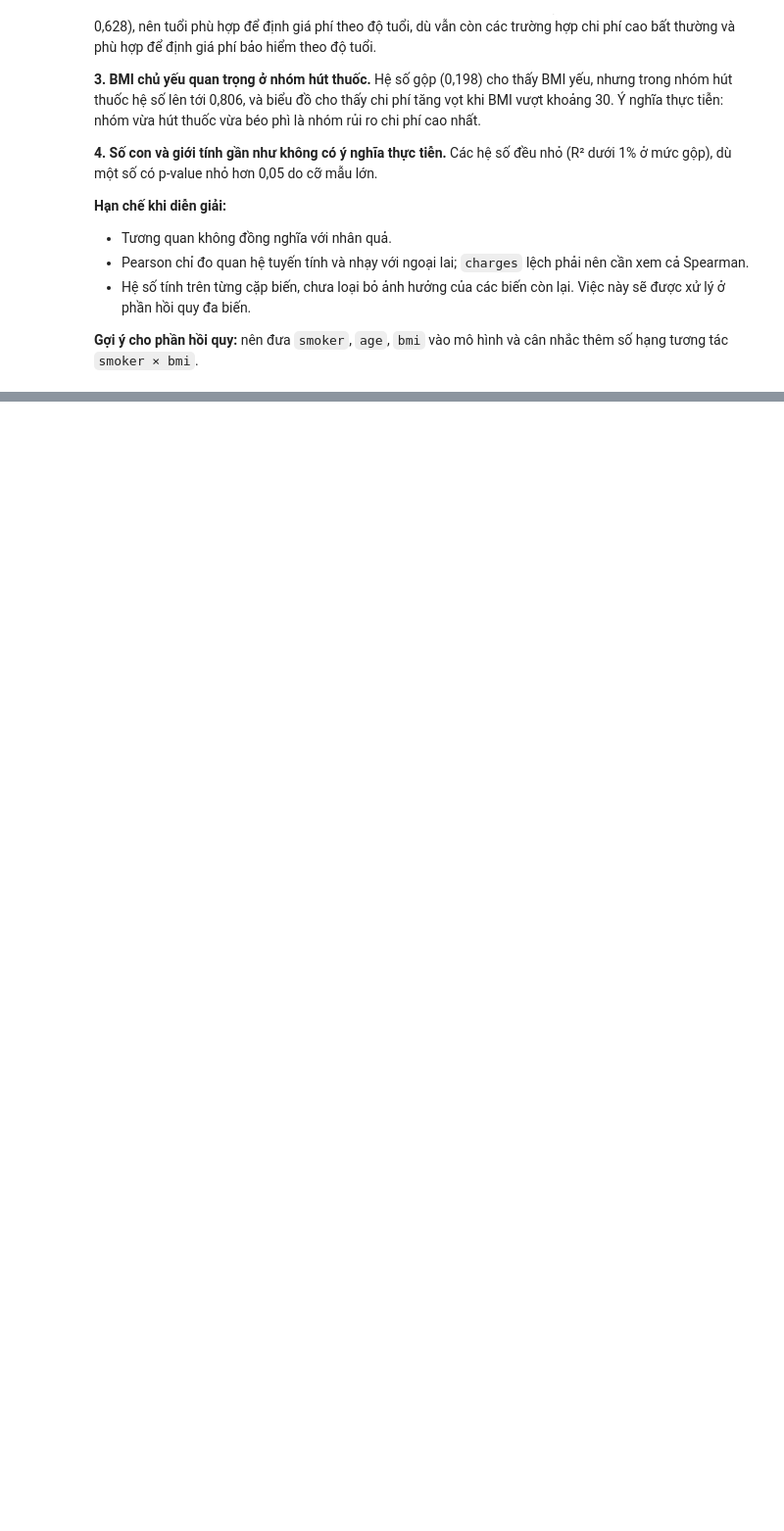
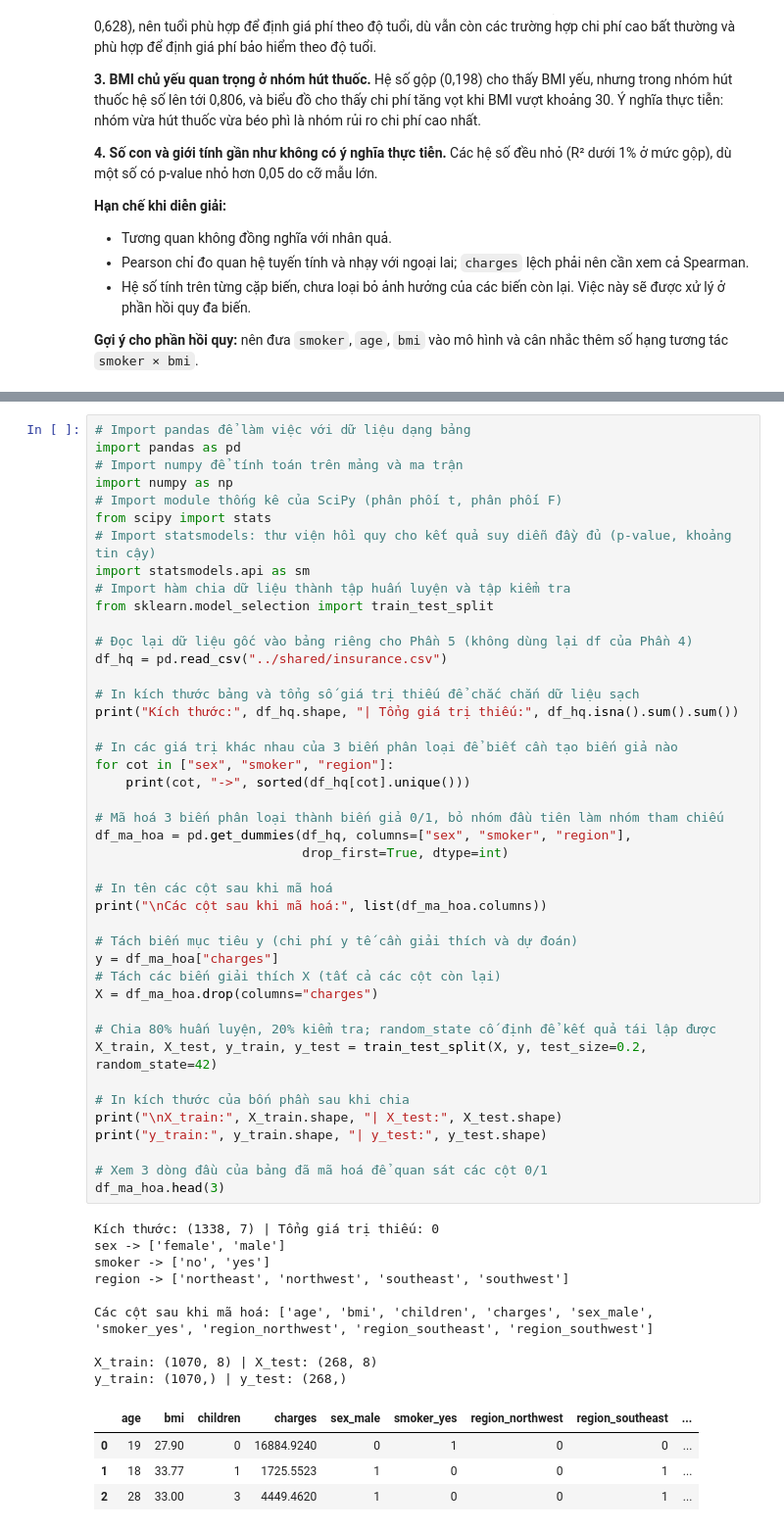
Before and after one commit to Narwhal1412/Data-Analysis-And-Visualization-Final, a Jupyter notebook: giaViet/524H0075.ipynb, the cells around one changed output, grey strips where cells are left out. Shown at 98% size. Cells and saved outputs as stored; diff of their text form; blank space fills up the shorter version.

```diff
--- a/giaViet/524H0075.ipynb
+++ b/giaViet/524H0075.ipynb
@@ -850,0 +902,57 @@ Không hút thuốc age       1064    0.628     0.821
+# %%
+# Import pandas để làm việc với dữ liệu dạng bảng
+import pandas as pd
+# Import numpy để tính toán trên mảng và ma trận
+import numpy as np
+# Import module thống kê của SciPy (phân phối t, phân phối F)
+from scipy import stats
+# Import statsmodels: thư viện hồi quy cho kết quả suy diễn đầy đủ (p-value, khoảng tin cậy)
+import statsmodels.api as sm
+# Import hàm chia dữ liệu thành tập huấn luyện và tập kiểm tra
+from sklearn.model_selection import train_test_split
+
+# Đọc lại dữ liệu gốc vào bảng riêng cho Phần 5 (không dùng lại df của Phần 4)
+df_hq = pd.read_csv("../shared/insurance.csv")
+
+# In kích thước bảng và tổng số giá trị thiếu để chắc chắn dữ liệu sạch
+print("Kích thước:", df_hq.shape, "| Tổng giá trị thiếu:", df_hq.isna().sum().sum())
+
+# In các giá trị khác nhau của 3 biến phân loại để biết cần tạo biến giả nào
+for cot in ["sex", "smoker", "region"]:
+    print(cot, "->", sorted(df_hq[cot].unique()))
+
+# Mã hoá 3 biến phân loại thành biến giả 0/1, bỏ nhóm đầu tiên làm nhóm tham chiếu
+df_ma_hoa = pd.get_dummies(df_hq, columns=["sex", "smoker", "region"],
+                           drop_first=True, dtype=int)
+
+# In tên các cột sau khi mã hoá
+print("\nCác cột sau khi mã hoá:", list(df_ma_hoa.columns))
+
+# Tách biến mục tiêu y (chi phí y tế cần giải thích và dự đoán)
+y = df_ma_hoa["charges"]
+# Tách các biến giải thích X (tất cả các cột còn lại)
+X = df_ma_hoa.drop(columns="charges")
+
+# Chia 80% huấn luyện, 20% kiểm tra; random_state cố định để kết quả tái lập được
+X_train, X_test, y_train, y_test = train_test_split(X, y, test_size=0.2, random_state=42)
+
+# In kích thước của bốn phần sau khi chia
+print("\nX_train:", X_train.shape, "| X_test:", X_test.shape)
+print("y_train:", y_train.shape, "| y_test:", y_test.shape)
+
+# Xem 3 dòng đầu của bảng đã mã hoá để quan sát các cột 0/1
+df_ma_hoa.head(3)
+# %% [output]
+Kích thước: (1338, 7) | Tổng giá trị thiếu: 0
+sex -> ['female', 'male']
+smoker -> ['no', 'yes']
+region -> ['northeast', 'northwest', 'southeast', 'southwest']
+
+Các cột sau khi mã hoá: ['age', 'bmi', 'children', 'charges', 'sex_male', 'smoker_yes', 'region_northwest', 'region_southeast', 'region_southwest']
+
+X_train: (1070, 8) | X_test: (268, 8)
+y_train: (1070,) | y_test: (268,)
+|  | age | bmi | children | charges | sex_male | smoker_yes | region_northwest | region_southeast | ... |
+| 0 | 19 | 27.90 | 0 | 16884.9240 | 0 | 1 | 0 | 0 | ... |
+| 1 | 18 | 33.77 | 1 | 1725.5523 | 1 | 0 | 0 | 1 | ... |
+| 2 | 28 | 33.00 | 3 | 4449.4620 | 1 | 0 | 0 | 1 | ... |
```
Also changed, not shown: parts of 16 cells of this notebook.
